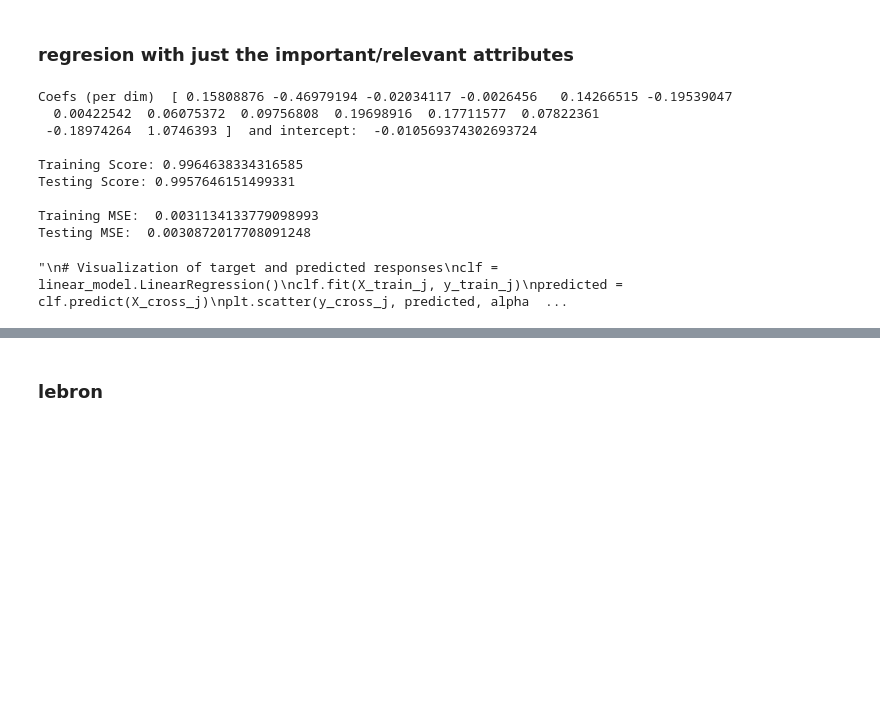
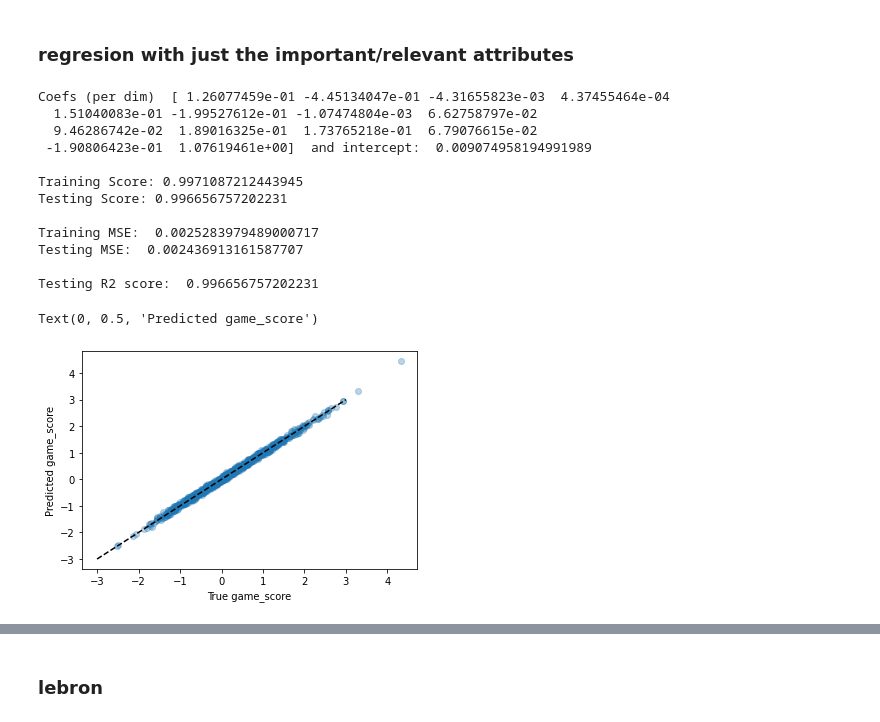
Before and after one commit to Marc-Con-C/Lebron-VS-Jordan, a Jupyter notebook: linear_regresions.ipynb, the cells around one changed output, grey strips where cells are left out. Drawn from its saved outputs; the diff is of its cells as text; code cells hidden in the pictures; blank space fills up the shorter version.

Commit message:
Added gradient descent, modified regressions

```diff
--- a/linear_regresions.ipynb
+++ b/linear_regresions.ipynb
@@ -40,14 +40,14 @@ lebron["age"] = [t_age(*[int(i) for i in age.split("-")]) for age in lebron["age
 t_time = lambda a, b: a + b / 60
 jordan["mp"] = [t_time(*[int(i) for i in m.split(":")]) for m in jordan["mp"]]
 lebron["mp"] = [t_time(*[int(i) for i in m.split(":")]) for m in lebron["mp"]]
-# %%
-def standarize(x_train):
-    mean = x_train.mean(0)
-    std = x_train.std(0)
-    x_t = x_train - mean[None, :]
-    x_t /= std[None, :]
-    return x_t
-
-js = standarize(jordan)
-ls = standarize(lebron)
+# %%
+def split_df(x, s1=0.6, s2=0.8):
+    size = x.shape[0]
+    return x[int(size * s1):], x[int(size * s1):int(size * s2)], x[:int(size * s2)]
+
+
+def standarize(x_train):
+    mean = x_train.mean(0)
+    std = x_train.std(0)
+    return (x_train - mean[None, :]) / std[None, :]
 # %%
@@ -166,46 +99,46 @@ js
 # %% [markdown]
 ### regresion with just the important/relevant attributes
 # %%
-jsize = js.shape[0]
+js = standarize(jordan)
+
 X_jordan = js[["fg", "fga", "fgp", "threep", "ft", "fta", "ftp", "orb", "trb", "ast", "stl", "blk", "tov", "pts"]]
 y_jordan = js["game_score"]
-X_train_j = X_jordan[:int(jsize*0.6)]
-y_train_j = y_jordan[:int(jsize*0.6)]
-X_test_j = X_jordan[int(jsize*0.6):int(jsize*0.8)]
-y_test_j = y_jordan[int(jsize*0.6):int(jsize*0.8)]
-X_cross_j = X_jordan[int(jsize*0.8):]
-y_cross_j = y_jordan[int(jsize*0.8):]
+
+X_train_j, X_test_j, X_cross_j = split_df(X_jordan)
+y_train_j, y_test_j, y_cross_j = split_df(y_jordan)
 
 regr_jordan = linear_model.LinearRegression()
 regr_jordan.fit(X_train_j, y_train_j)
 
-print ('\nCoefs (per dim) ', regr_jordan.coef_, ' and intercept: ', regr_jordan.intercept_)
+print('\nCoefs (per dim) ', regr_jordan.coef_, ' and intercept: ', regr_jordan.intercept_)
+print('\nTraining Score:', regr_jordan.score(X_train_j, y_train_j) )
+print('Testing Score:', regr_jordan.score(X_test_j, y_test_j) )
+print('\nTraining MSE: ', np.mean((regr_jordan.predict(X_train_j) - y_train_j)**2))
+print('Testing MSE: ', np.mean((regr_jordan.predict(X_test_j) - y_test_j)**2))
+print('\nTesting R2 score: ', r2_score(y_test_j, regr_jordan.predict(X_test_j)))
 
-print ('\nTraining Score:', regr_jordan.score(X_train_j, y_train_j) )
-print ('Testing Score:', regr_jordan.score(X_test_j, y_test_j) )
-print ('\nTraining MSE: ', np.mean((regr_jordan.predict(X_train_j) - y_train_j)**2))
-print ('Testing MSE: ', np.mean((regr_jordan.predict(X_test_j) - y_test_j)**2))
-#print ('Testing R2 score: ', r2_score(y_test_j, regr_jordan.predict(X_test_j)))
-
-"""
 # Visualization of target and predicted responses
 clf = linear_model.LinearRegression()
 clf.fit(X_train_j, y_train_j)
 predicted = clf.predict(X_cross_j)
-plt.scatter(y_cross_j, predicted, alpha = 0.3)
+plt.scatter(y_cross_j, predicted, alpha=0.3)
 plt.plot([-3, 3], [-3, 3], '--k')
 plt.axis('tight')
 plt.xlabel('True game_score')
-plt.ylabel('Predicted game_score')"""
+plt.ylabel('Predicted game_score')
 # %% [output]
-Coefs (per dim)  [ 0.15808876 -0.46979194 -0.02034117 -0.0026456   0.14266515 -0.19539047
-  0.00422542  0.06075372  0.09756808  0.19698916  0.17711577  0.07822361
- -0.18974264  1.0746393 ]  and intercept:  -0.010569374302693724
+Coefs (per dim)  [ 1.26077459e-01 -4.45134047e-01 -4.31655823e-03  4.37455464e-04
+  1.51040083e-01 -1.99527612e-01 -1.07474804e-03  6.62758797e-02
+  9.46286742e-02  1.89016325e-01  1.73765218e-01  6.79076615e-02
+ -1.90806423e-01  1.07619461e+00]  and intercept:  0.009074958194991989
 
-Training Score: 0.9964638334316585
-Testing Score: 0.9957646151499331
+Training Score: 0.9971087212443945
+Testing Score: 0.996656757202231
 
-Training MSE:  0.0031134133779098993
-Testing MSE:  0.0030872017708091248
+Training MSE:  0.0025283979489000717
+Testing MSE:  0.002436913161587707
+
+Testing R2 score:  0.996656757202231
-"\n# Visualization of target and predicted responses\nclf = linear_model.LinearRegression()\nclf.fit(X_train_j, y_train_j)\npredicted = clf.predict(X_cross_j)\nplt.scatter(y_cross_j, predicted, alpha  ...
+Text(0, 0.5, 'Predicted game_score')
+[figure, added]
 # %%
```
Also changed, not shown: parts of 11 cells of this notebook, 1 other file.
